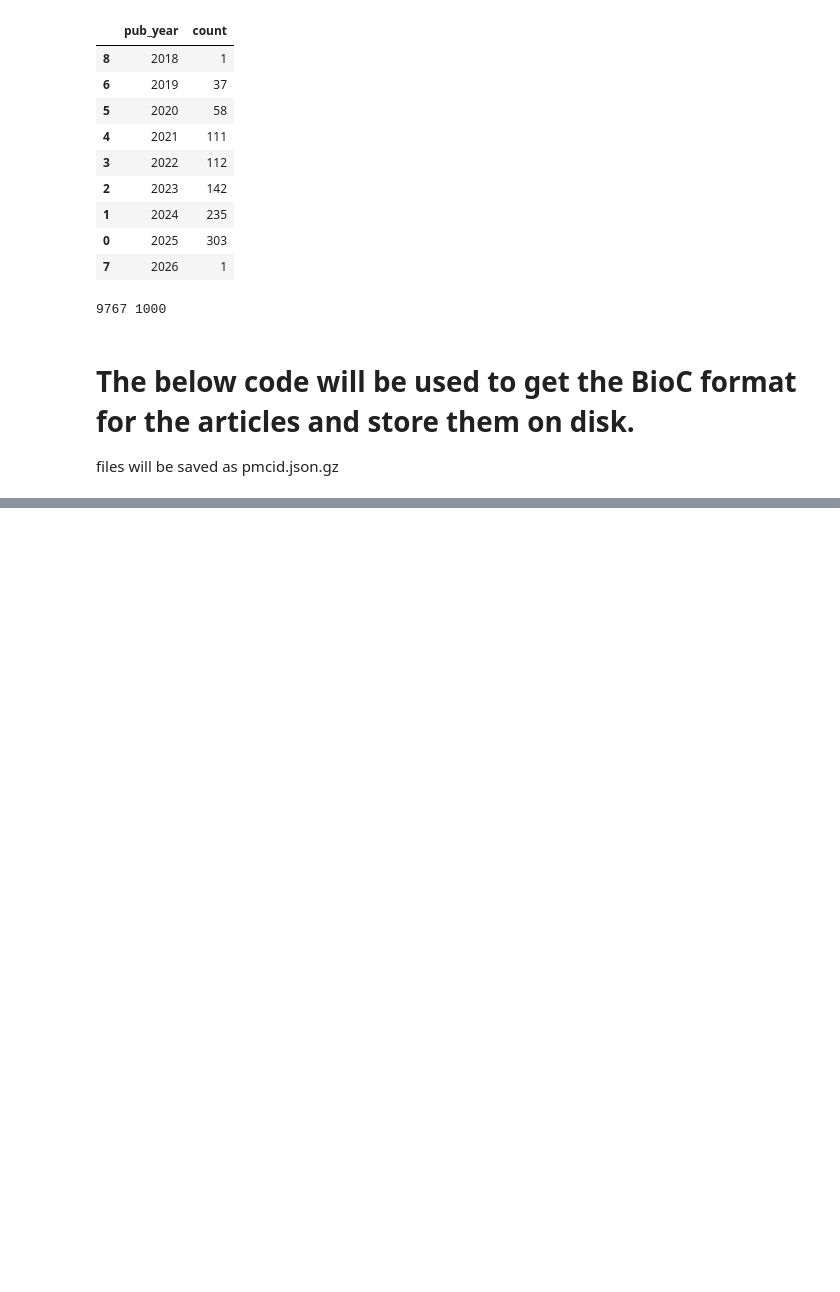
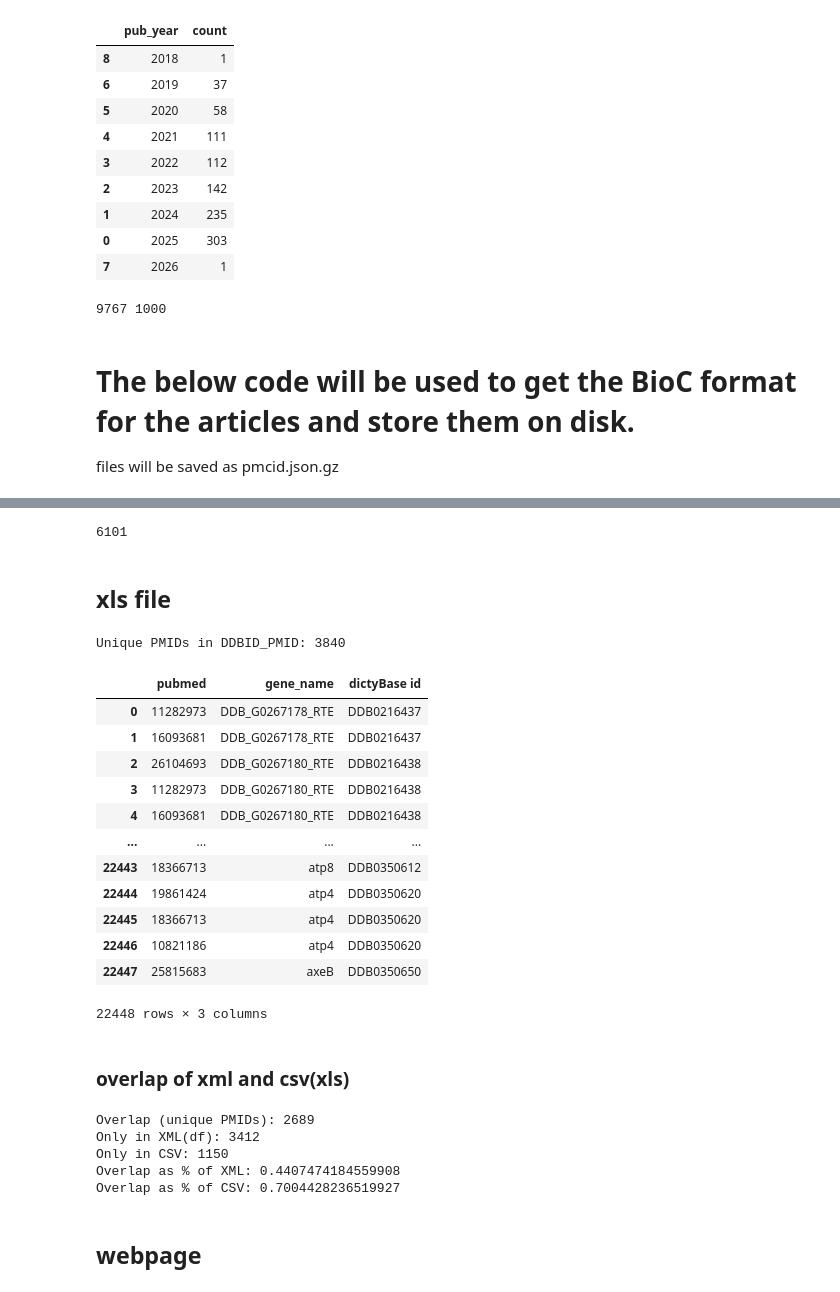
Before and after one commit to fulaibaowang/dictycite, a Jupyter notebook: get_dicty_literatures.ipynb, the cells around one changed output, grey strips where cells are left out. Saved outputs shown, nothing was run; the diff lists cells and outputs as text; code cells hidden in the pictures; blank space fills up the shorter version.

```diff
--- a/get_dicty_literatures.ipynb
+++ b/get_dicty_literatures.ipynb
@@ -215,0 +392,30 @@ PMC12362907 saved
+# %%
+df.loc[df["pmid"].ne(""), "pmid"].nunique()
+# %% [output]
+6101
+# %% [markdown]
+## xls file
+# %%
+df_map = pd.read_csv("dictybase_files/DDBID_PMID.csv",sep=";")
+pmids_ddbid = set(df_map["pubmed"].dropna().astype(int).astype(str))
+print("Unique PMIDs in DDBID_PMID:", len(pmids_ddbid))
+# %% [output]
+Unique PMIDs in DDBID_PMID: 3840
+# %%
+df_map
+# %% [output]
+|  | pubmed | gene_name | dictyBase id |
+| 0 | 11282973 | DDB_G0267178_RTE | DDB0216437 |
+| 1 | 16093681 | DDB_G0267178_RTE | DDB0216437 |
+| 2 | 26104693 | DDB_G0267180_RTE | DDB0216438 |
+| 3 | 11282973 | DDB_G0267180_RTE | DDB0216438 |
+| 4 | 16093681 | DDB_G0267180_RTE | DDB0216438 |
+| ... | ... | ... | ... |
+| 22443 | 18366713 | atp8 | DDB0350612 |
+| 22444 | 19861424 | atp4 | DDB0350620 |
+| 22445 | 18366713 | atp4 | DDB0350620 |
+| 22446 | 10821186 | atp4 | DDB0350620 |
+| 22447 | 25815683 | axeB | DDB0350650 |
+22448 rows × 3 columns
+# %% [markdown]
+### overlap of xml and csv(xls)
@@ -215,0 +441,21 @@ PMC12362907 saved
+# %%
+# --- 3) Overlap + differences ---
+overlap = xml_set & csv_set
+only_xml = xml_set - csv_set
+only_csv = csv_set - xml_set
+
+print("Overlap (unique PMIDs):", len(overlap))
+print("Only in XML(df):", len(only_xml))
+print("Only in CSV:", len(only_csv))
+
+# optional: overlap percentages
+print("Overlap as % of XML:", len(overlap)/len(xml_set) if xml_set else 0)
+print("Overlap as % of CSV:", len(overlap)/len(csv_set) if csv_set else 0)
+# %% [output]
+Overlap (unique PMIDs): 2689
+Only in XML(df): 3412
+Only in CSV: 1150
+Overlap as % of XML: 0.4407474184559908
+Overlap as % of CSV: 0.7004428236519927
+# %% [markdown]
+## webpage
```
Also changed, not shown: parts of 15 cells of this notebook.
